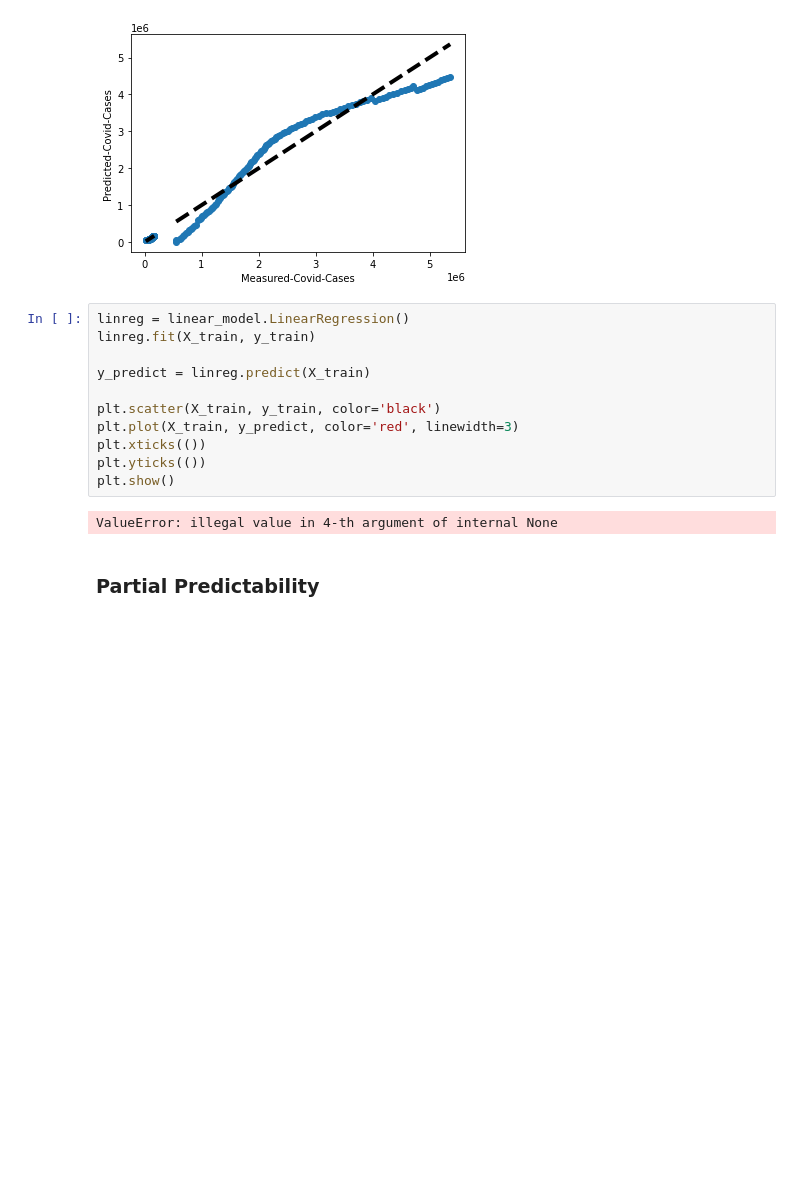
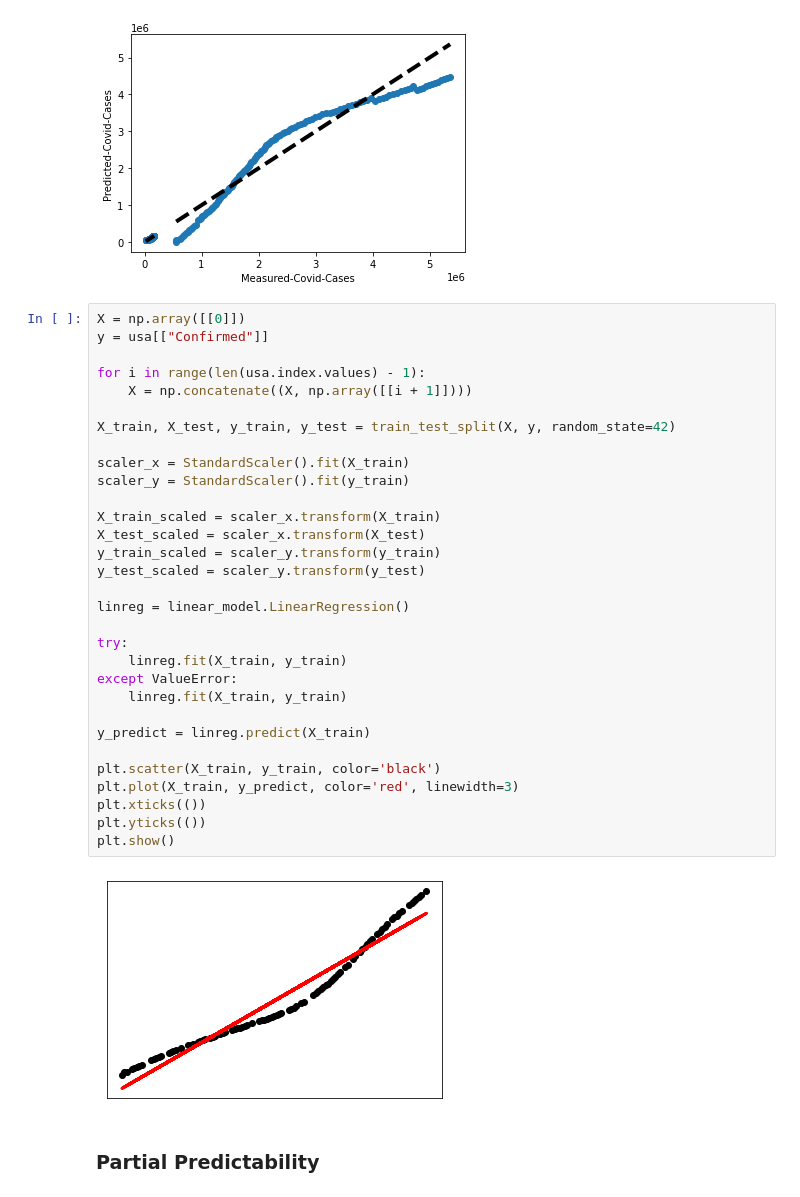
Before and after one commit to jleibfried/CoVid-19_Project-3, a Jupyter notebook: Joe's-Work/Data-Analysis.ipynb, the cells around one changed output. Drawn from its saved outputs; the diff is of its cells as text; blank space fills up the shorter version.

```diff
--- a/Joe's-Work/Data-Analysis.ipynb
+++ b/Joe's-Work/Data-Analysis.ipynb
@@ -116,18 +117,38 @@ plt.show()
 # %% [output]
 [figure]
 # %%
+X = np.array([[0]])
+y = usa[["Confirmed"]]
+
+for i in range(len(usa.index.values) - 1):
+    X = np.concatenate((X, np.array([[i + 1]])))
+
+X_train, X_test, y_train, y_test = train_test_split(X, y, random_state=42)
+
+scaler_x = StandardScaler().fit(X_train)
+scaler_y = StandardScaler().fit(y_train)
+
+X_train_scaled = scaler_x.transform(X_train)
+X_test_scaled = scaler_x.transform(X_test)
+y_train_scaled = scaler_y.transform(y_train)
+y_test_scaled = scaler_y.transform(y_test)
+
 linreg = linear_model.LinearRegression()
-linreg.fit(X_train, y_train)
+
+try:
+    linreg.fit(X_train, y_train)
+except ValueError:
+    linreg.fit(X_train, y_train)
 
 y_predict = linreg.predict(X_train)
 
 plt.scatter(X_train, y_train, color='black')
 plt.plot(X_train, y_predict, color='red', linewidth=3)
 plt.xticks(())
 plt.yticks(())
 plt.show()
 # %% [output]
-ValueError: illegal value in 4-th argument of internal None
+[figure, added]
 # %% [markdown]
 ### Partial Predictability
 # %%
```
Also changed, not shown: parts of 7 cells of this notebook.
